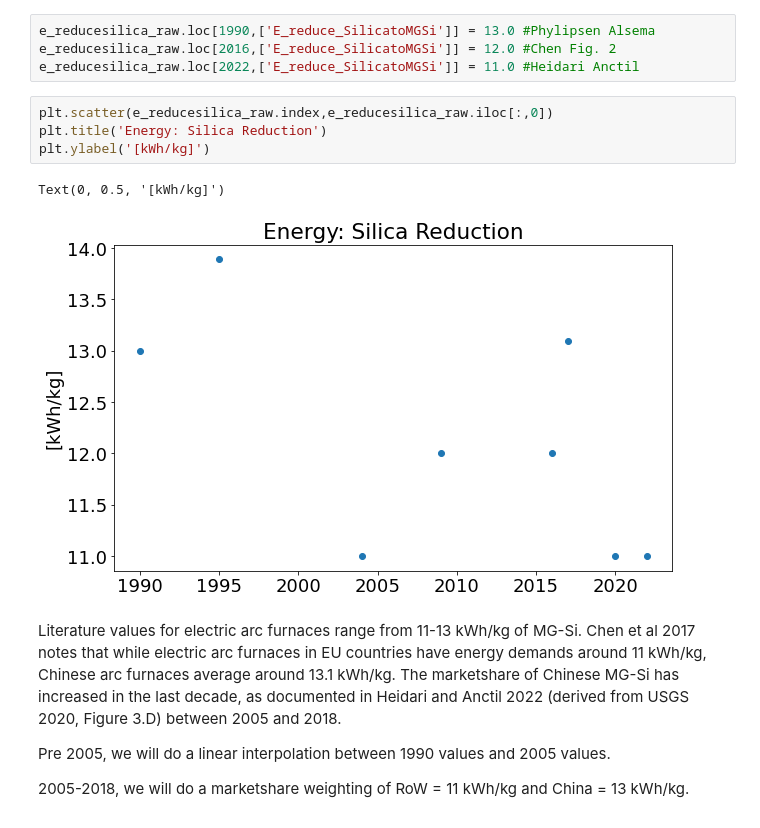
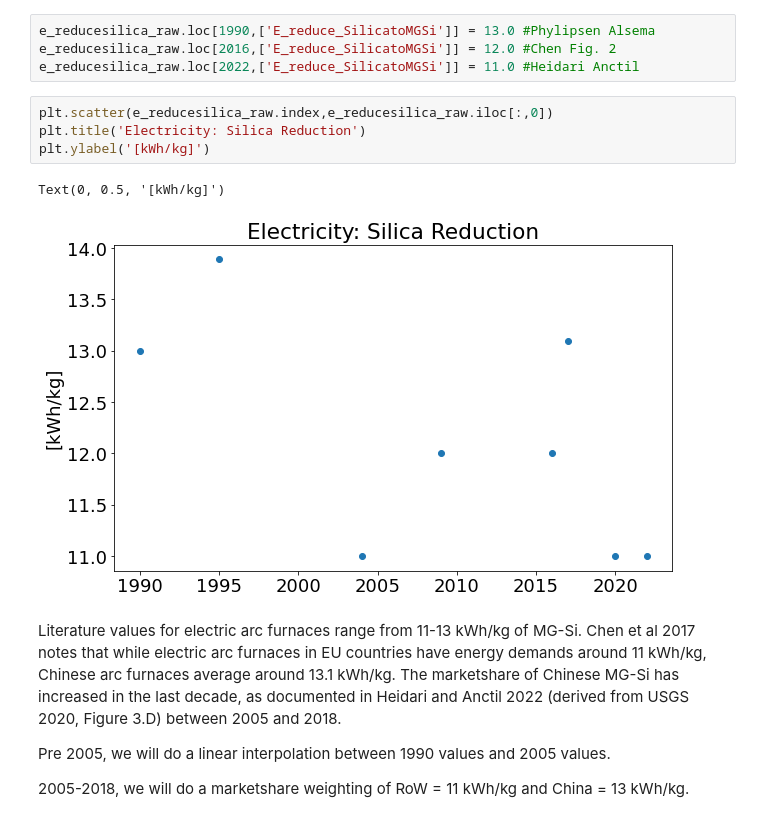
Before and after one commit to NREL/PV_ICE, a Jupyter notebook: docs/tutorials/baseline development documentation/(baseline development) Energy Silicon Manufacturing.ipynb, the cells around one changed output. Cells and saved outputs as stored; diff of their text form.

```diff
--- a/docs/tutorials/baseline development documentation/(baseline development) Energy Silicon Manufacturing.ipynb
+++ b/docs/tutorials/baseline development documentation/(baseline development) Energy Silicon Manufacturing.ipynb
@@ -50,11 +50,11 @@ e_reducesilica_raw.loc[2016,['E_reduce_SilicatoMGSi']] = 12.0 #Chen Fig. 2
 e_reducesilica_raw.loc[2022,['E_reduce_SilicatoMGSi']] = 11.0 #Heidari Anctil
 # %%
 plt.scatter(e_reducesilica_raw.index,e_reducesilica_raw.iloc[:,0])
-plt.title('Energy: Silica Reduction')
+plt.title('Electricity: Silica Reduction')
 plt.ylabel('[kWh/kg]')
 # %% [output]
 Text(0, 0.5, '[kWh/kg]')
-[figure, old version]
+[figure, new version]
 # %% [markdown]
 Literature values for electric arc furnaces range from 11-13 kWh/kg of MG-Si. Chen et al 2017 notes that while electric arc furnaces in EU countries have energy demands around 11 kWh/kg, Chinese arc furnaces average around 13.1 kWh/kg. The marketshare of Chinese MG-Si has increased in the last decade, as documented in Heidari and Anctil 2022 (derived from USGS 2020, Figure 3.D) between 2005 and 2018.
 
```
Also changed, not shown: parts of 12 cells of this notebook, 11 other files.
